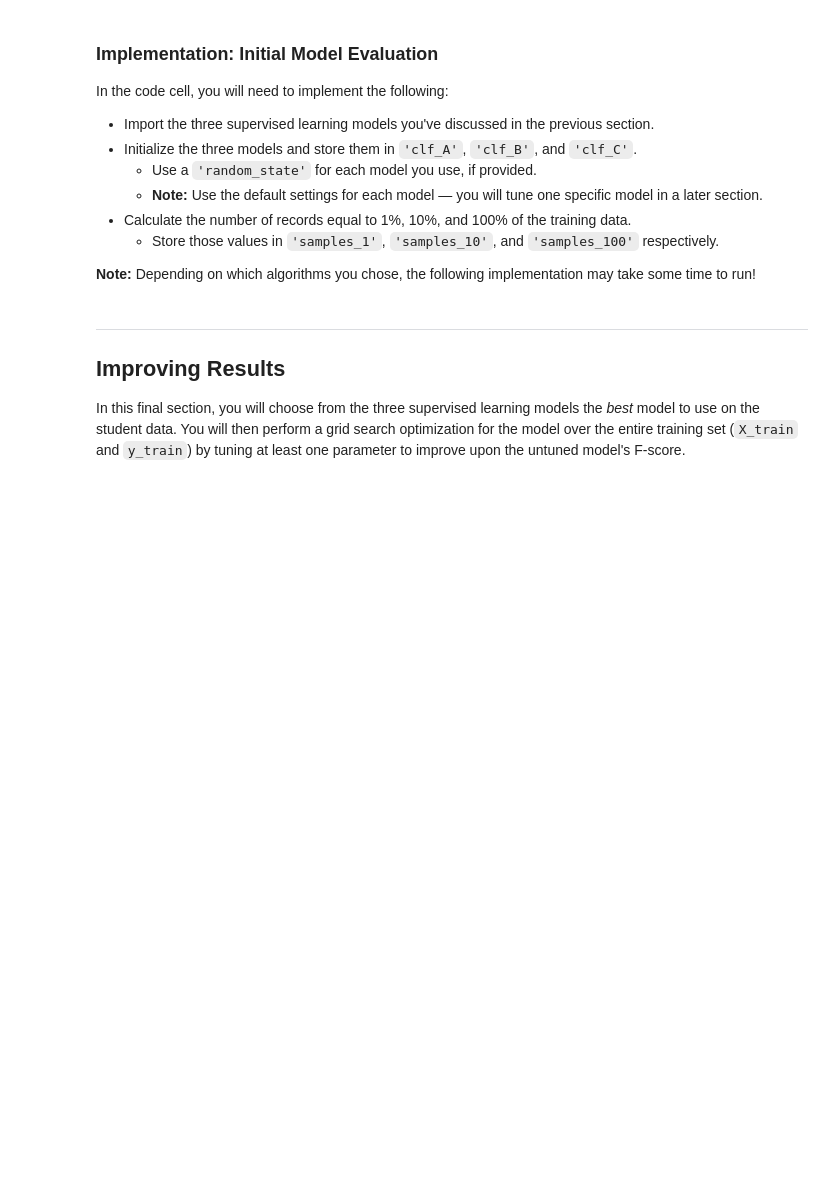
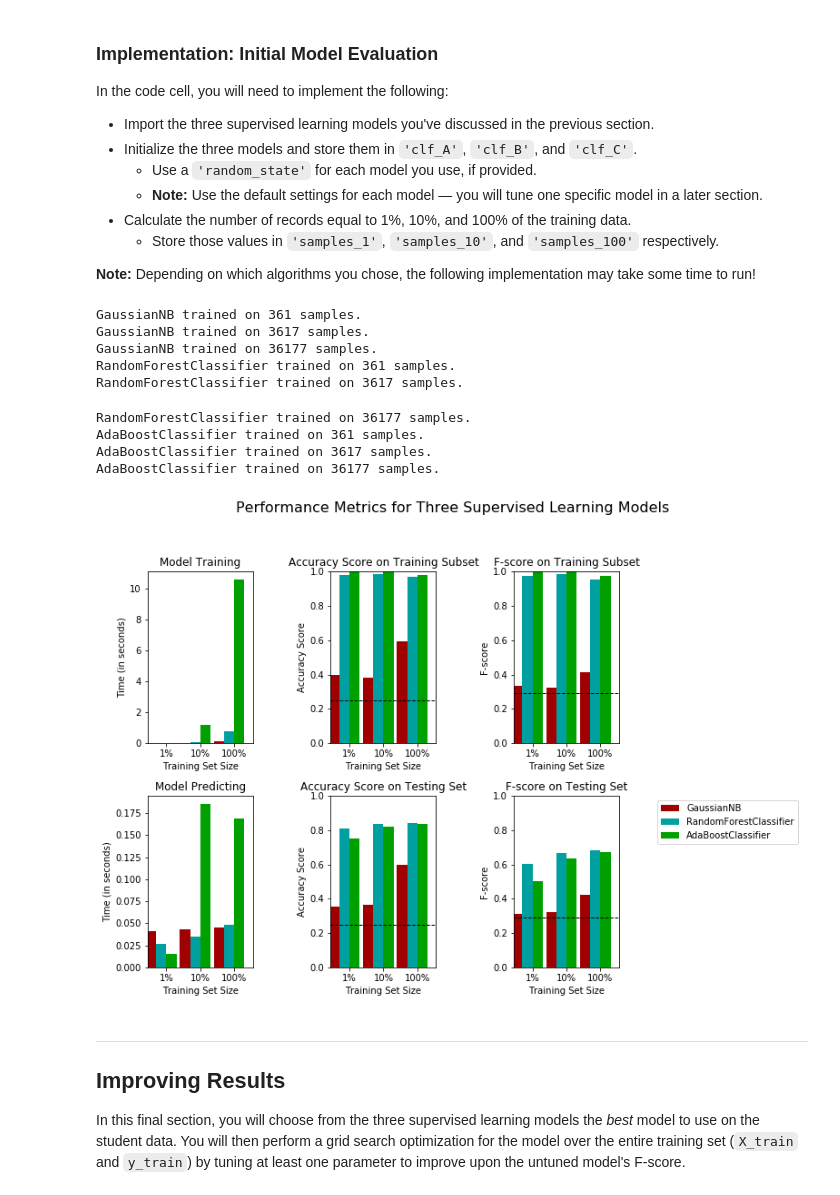
Before and after one commit to andlb/Finding_Donors_for_CharityML, a Jupyter notebook: finding_donors.ipynb, the cells around one changed output. Drawn from its saved outputs; the diff is of its cells as text; code cells hidden in the pictures; blank space fills up the shorter version.

```diff
--- a/finding_donors.ipynb
+++ b/finding_donors.ipynb
@@ -376,33 +442,47 @@ In the code cell, you will need to implement the following:
 # %%
 #GaussianNB
 #Random Forest
 #AdaBoost
 # TODO: Import the three supervised learning models from sklearn
+from sklearn.naive_bayes import GaussianNB
+from sklearn.ensemble import RandomForestClassifier
+from sklearn.ensemble import AdaBoostClassifier
+from sklearn.tree import DecisionTreeClassifier
 
 # TODO: Initialize the three models
-clf_A = None
-clf_B = None
-clf_C = None
+clf_A = GaussianNB()
+clf_B = RandomForestClassifier()
+clf_C = AdaBoostClassifier(base_estimator = DecisionTreeClassifier())
 
 # TODO: Calculate the number of samples for 1%, 10%, and 100% of the training data
 # HINT: samples_100 is the entire training set i.e. len(y_train)
 # HINT: samples_10 is 10% of samples_100 (ensure to set the count of the values to be `int` and not `float`)
 # HINT: samples_1 is 1% of samples_100 (ensure to set the count of the values to be `int` and not `float`)
-samples_100 = None
-samples_10 = None
-samples_1 = None
-
+samples_100 = len(y_train)
+samples_10 = int(len(y_train) * (0.1))
+samples_1 = int(len(y_train) * (0.01))
 # Collect results on the learners
 results = {}
 for clf in [clf_A, clf_B, clf_C]:
     clf_name = clf.__class__.__name__
     results[clf_name] = {}
     for i, samples in enumerate([samples_1, samples_10, samples_100]):
         results[clf_name][i] = \
         train_predict(clf, samples, X_train, y_train, X_test, y_test)
 
 # Run metrics visualization for the three supervised learning models chosen
 vs.evaluate(results, accuracy, fscore)
+# %% [output]
+GaussianNB trained on 361 samples.
+GaussianNB trained on 3617 samples.
+GaussianNB trained on 36177 samples.
+RandomForestClassifier trained on 361 samples.
+RandomForestClassifier trained on 3617 samples.
+RandomForestClassifier trained on 36177 samples.
+AdaBoostClassifier trained on 361 samples.
+AdaBoostClassifier trained on 3617 samples.
+AdaBoostClassifier trained on 36177 samples.
+[figure, added]
 # %% [markdown]
 ----
 ## Improving Results
```
Also changed, not shown: parts of 19 cells of this notebook.
